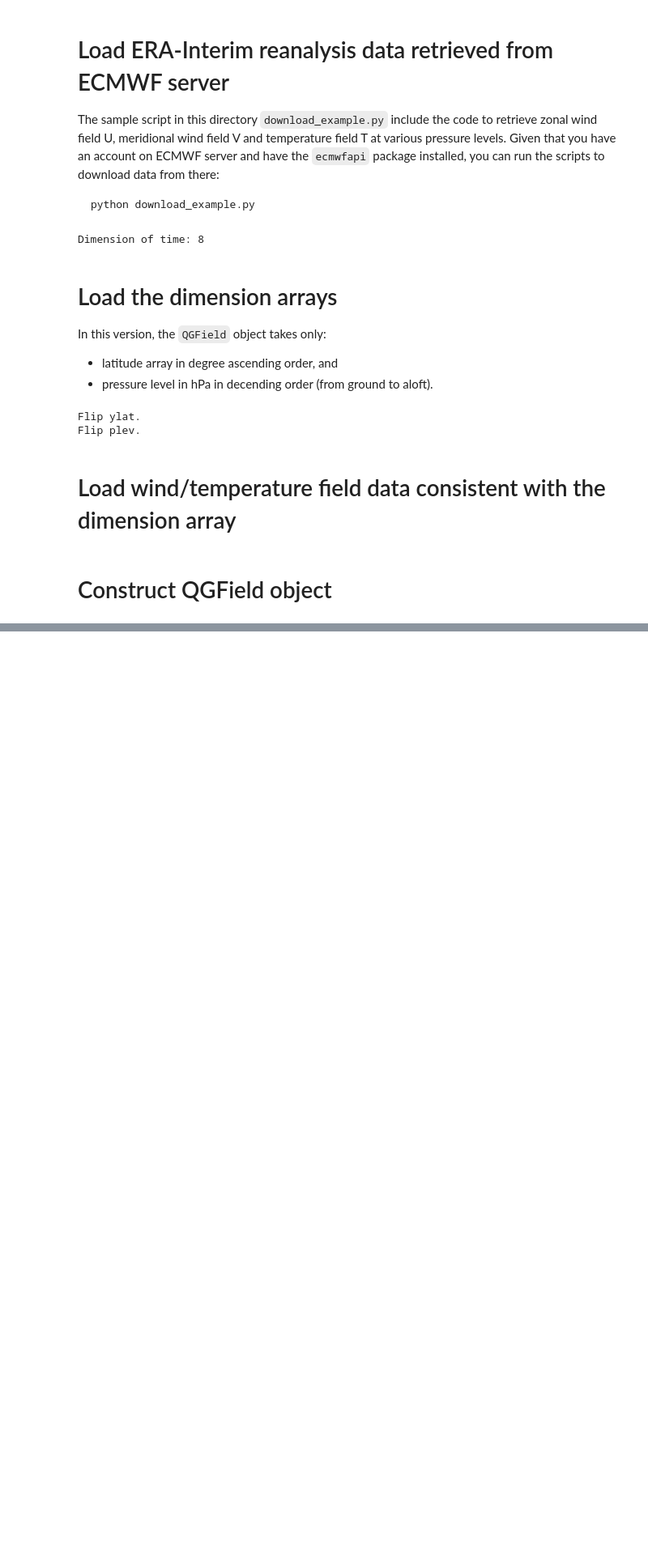
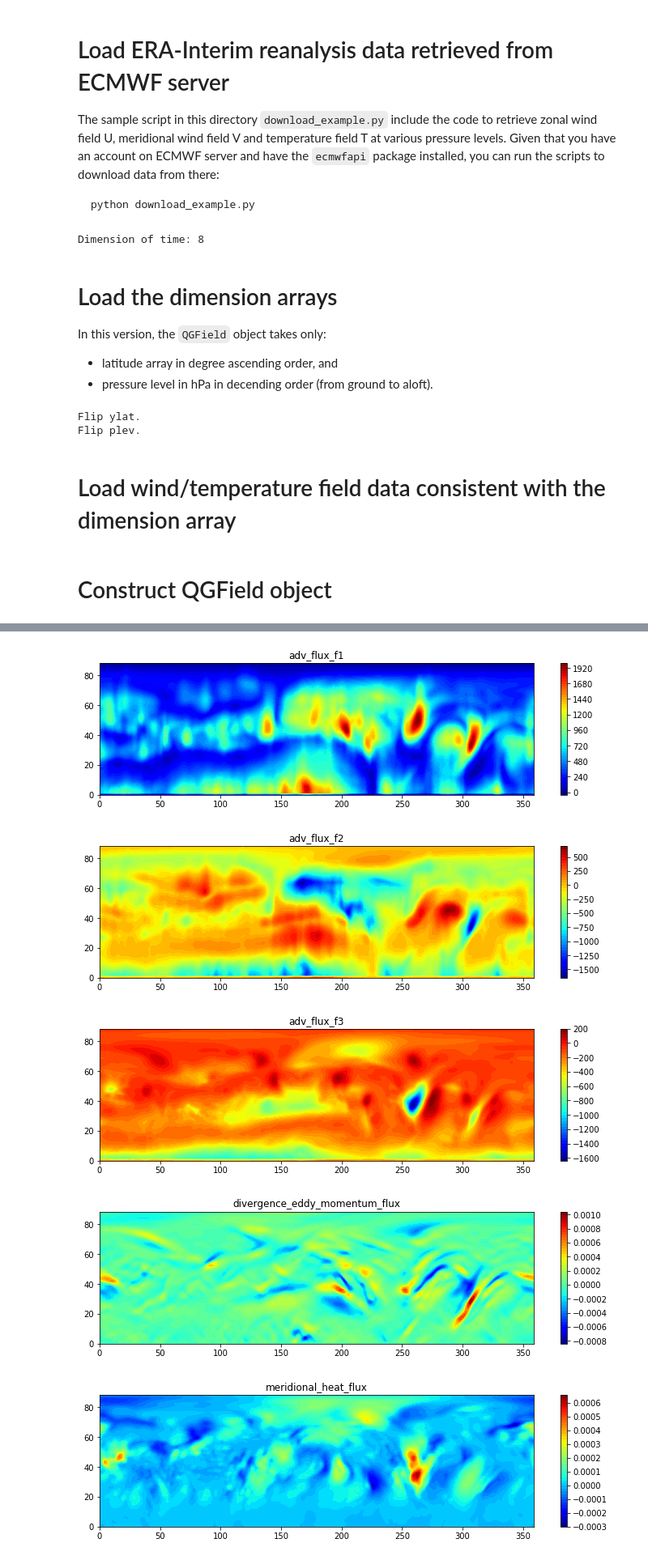
Before and after one commit to csyhuang/hn2016_falwa, a Jupyter notebook: examples/nh2018_science/demo_script_for_nh2018.ipynb, the cells around one changed output, grey strips where cells are left out. Shown at 81% size. Cells and saved outputs as stored; diff of their text form; code cells hidden in the pictures; blank space fills up the shorter version.

```diff
--- a/examples/nh2018_science/demo_script_for_nh2018.ipynb
+++ b/examples/nh2018_science/demo_script_for_nh2018.ipynb
@@ -104,3 +169,20 @@ Please refer to the documentation on `oopinterface.QGField` for the details of i
+# %%
+for variable, name in zip([adv_flux_f1, adv_flux_f2, adv_flux_f3,
+                           divergence_eddy_momentum_flux, meridional_heat_flux],
+                          ['adv_flux_f1', 'adv_flux_f2', 'adv_flux_f3',
+                           'divergence_eddy_momentum_flux', 'meridional_heat_flux']):
+
+    plt.figure(figsize=(12,3))
+    plt.contourf(xlon, ylat[(nlat//2):-1], variable[:-1,:], 50, cmap='jet')
+    plt.colorbar()
+    plt.title(name)
+    plt.show()
+# %% [output]
+[figure, added]
+[figure, added]
+[figure, added]
+[figure, added]
+[figure, added]
 # %%
 help(QGField)
 # %% [output]
```
Also changed, not shown: parts of 21 cells of this notebook, 39 other files.
